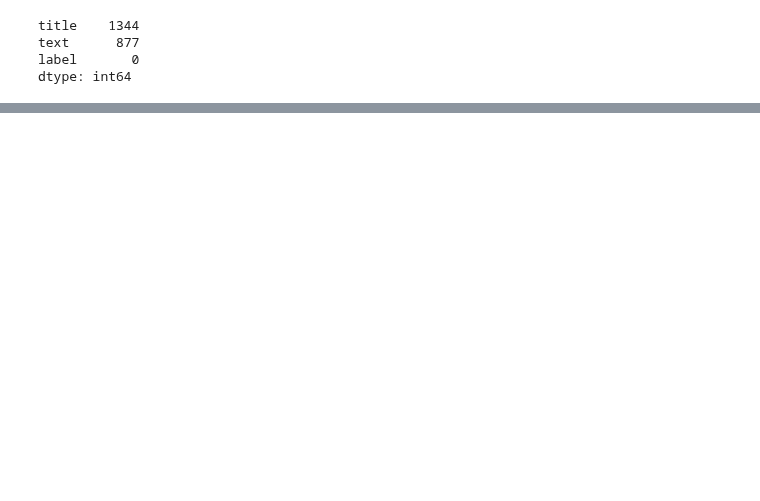
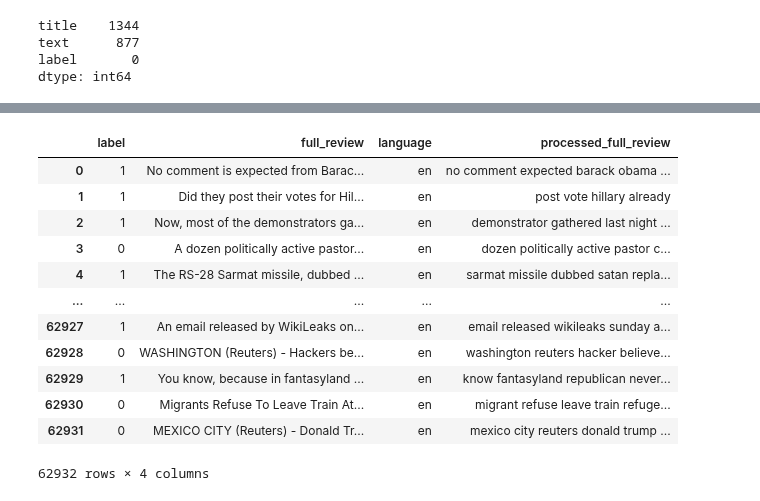
Before and after one commit to shaunzzhou/DM-Fake-News-Detection, a Jupyter notebook: project.ipynb, the cells around one changed output, grey strips where cells are left out. Saved outputs shown, nothing was run; the diff lists cells and outputs as text; code cells hidden in the pictures; blank space fills up the shorter version.

Commit message:
Detect language and NLP preprocessing

```diff
--- a/project.ipynb
+++ b/project.ipynb
@@ -353,0 +405,7 @@ data.head()
+# %%
+# 1) Drop rows where `full_review` are empty strings and reset the index
+data = data[data['full_review'] != ""].reset_index(drop=True)
+print("The new shape is:",data.shape)
+
+# 2) Check if there are no more null values in `data`
+data.isnull().sum()
@@ -353,0 +568,4 @@ data.head()
+# %%
+# Drop rows where language is NOT in english and reset the index
+data = data[data['language'] == 'en'].reset_index(drop=True)
+data
@@ -353,0 +636,47 @@ data.head()
+# %%
+# Define function to process text
+def process_full_review(text):
+    processed_text = ""
+    text = text.lower()
+    tokens = nltk.word_tokenize(text)
+    alphabetic_tokens = [i for i in tokens if re.match('^[a-zA-Z]+$', i)]
+    stop_words = stopwords.words('english')
+
+    allowed_words = ["no", "not", "don't", "dont", "don", "but",
+                     "however", "never", "wasn't", "wasnt", "shouldn't",
+                     "shouldnt", "mustn't", "musnt"]
+    '''
+    these words may carry important information, such as negative connotations. in examples such as
+    "don't ever get this dish" -> if don't was removed, it may be interpreted as "get dish", which is of the opposite sentiment
+    of what the original review is supposed to be.
+    Conjunctions like "but" and "however" shows a contrast to the sentence said before, meaning that the sentiment can be
+    negatively affected or at the very least, impacted. Similarly for "mustn't" or "shouldn't", they typically carry a negative sentiment.
+    '''
+
+    filtered_tokens = [i for i in alphabetic_tokens if i not in stop_words or i in allowed_words]
+
+    lemmatizer = WordNetLemmatizer()
+    lemmatized_words = [lemmatizer.lemmatize(word) for word in filtered_tokens]
+    processed_text = ' '.join(lemmatized_words)
+
+    return processed_text
+# %%
+# processed_full_review
+datacopy = data.copy()
+tqdm.pandas(desc="Processing Reviews")
+datacopy["processed_full_review"] = datacopy["full_review"].progress_apply(process_full_review)
+datacopy
+# %% [output]
+|  | label | full_review | language | processed_full_review |
+| 0 | 1 | No comment is expected from Barac... | en | no comment expected barack obama ... |
+| 1 | 1 | Did they post their votes for Hil... | en | post vote hillary already |
+| 2 | 1 | Now, most of the demonstrators ga... | en | demonstrator gathered last night ... |
+| 3 | 0 | A dozen politically active pastor... | en | dozen politically active pastor c... |
+| 4 | 1 | The RS-28 Sarmat missile, dubbed ... | en | sarmat missile dubbed satan repla... |
+| ... | ... | ... | ... | ... |
+| 62927 | 1 | An email released by WikiLeaks on... | en | email released wikileaks sunday a... |
+| 62928 | 0 | WASHINGTON (Reuters) - Hackers be... | en | washington reuters hacker believe... |
+| 62929 | 1 | You know, because in fantasyland ... | en | know fantasyland republican never... |
+| 62930 | 0 | Migrants Refuse To Leave Train At... | en | migrant refuse leave train refuge... |
+| 62931 | 0 | MEXICO CITY (Reuters) - Donald Tr... | en | mexico city reuters donald trump ... |
+62932 rows × 4 columns
```
Also changed, not shown: parts of 28 cells of this notebook, 1 other file.
